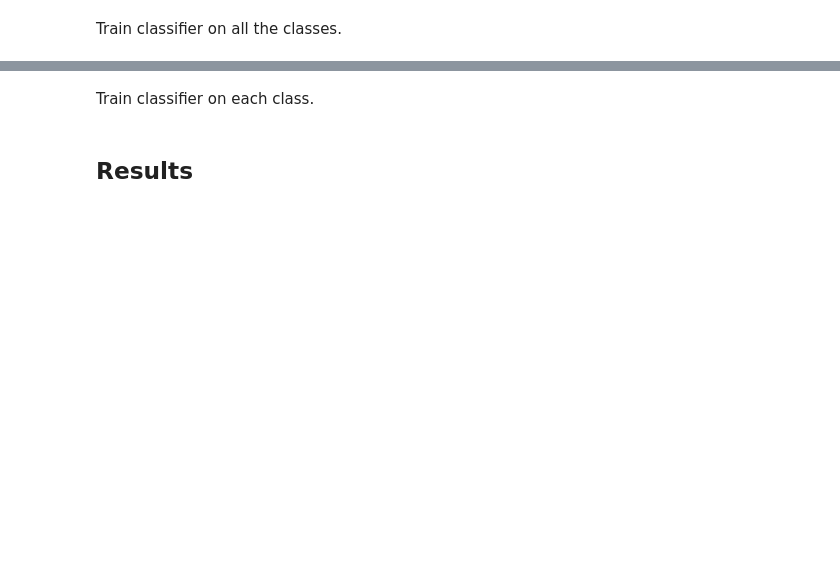
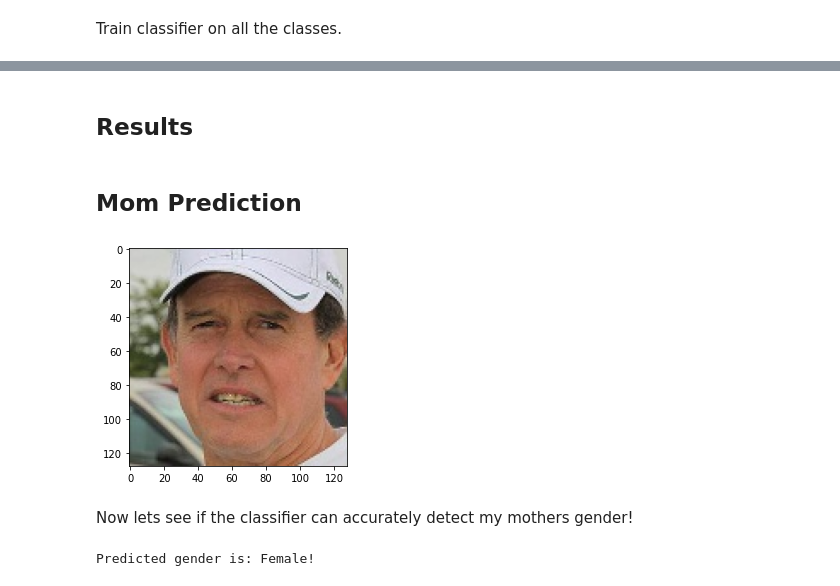
Before and after one commit to thegajan/matroid-challenge, a Jupyter notebook: vgg-tf.ipynb, the cells around one changed output, grey strips where cells are left out. Drawn from its saved outputs; the diff is of its cells as text; code cells hidden in the pictures; blank space fills up the shorter version.

```diff
--- a/vgg-tf.ipynb
+++ b/vgg-tf.ipynb
@@ -301,2 +351,0 @@ Epoch 18/100
-# %% [markdown]
-Train classifier on each class.
@@ -332,2 +352,11 @@ print(acc)
 # %% [markdown]
 ## Results
+# %% [markdown]
+## Mom Prediction
+# %%
+import matplotlib.image as mpimg
+img=mpimg.imread('data/b.jpg')
+imgplot = plt.imshow(img)
+plt.show()
+# %% [output]
+[figure, added]
@@ -333,0 +366,2 @@ print(acc)
+# %% [markdown]
+Now lets see if the classifier can accurately detect my mothers gender!
@@ -333,0 +370,8 @@ print(acc)
+# %%
+gender = load_model('data/gender_classifier.h5')
+pred = gender.predict(img)
+gender_pred = np.argmax(pred)
+gender_pred = "Male" if gender_pred == 1 else "Female"
+print("Predicted gender is: " + gender_pred + "!")
+# %% [output]
+Predicted gender is: Female!
```
Also changed, not shown: parts of 15 cells of this notebook, 1 other file.
